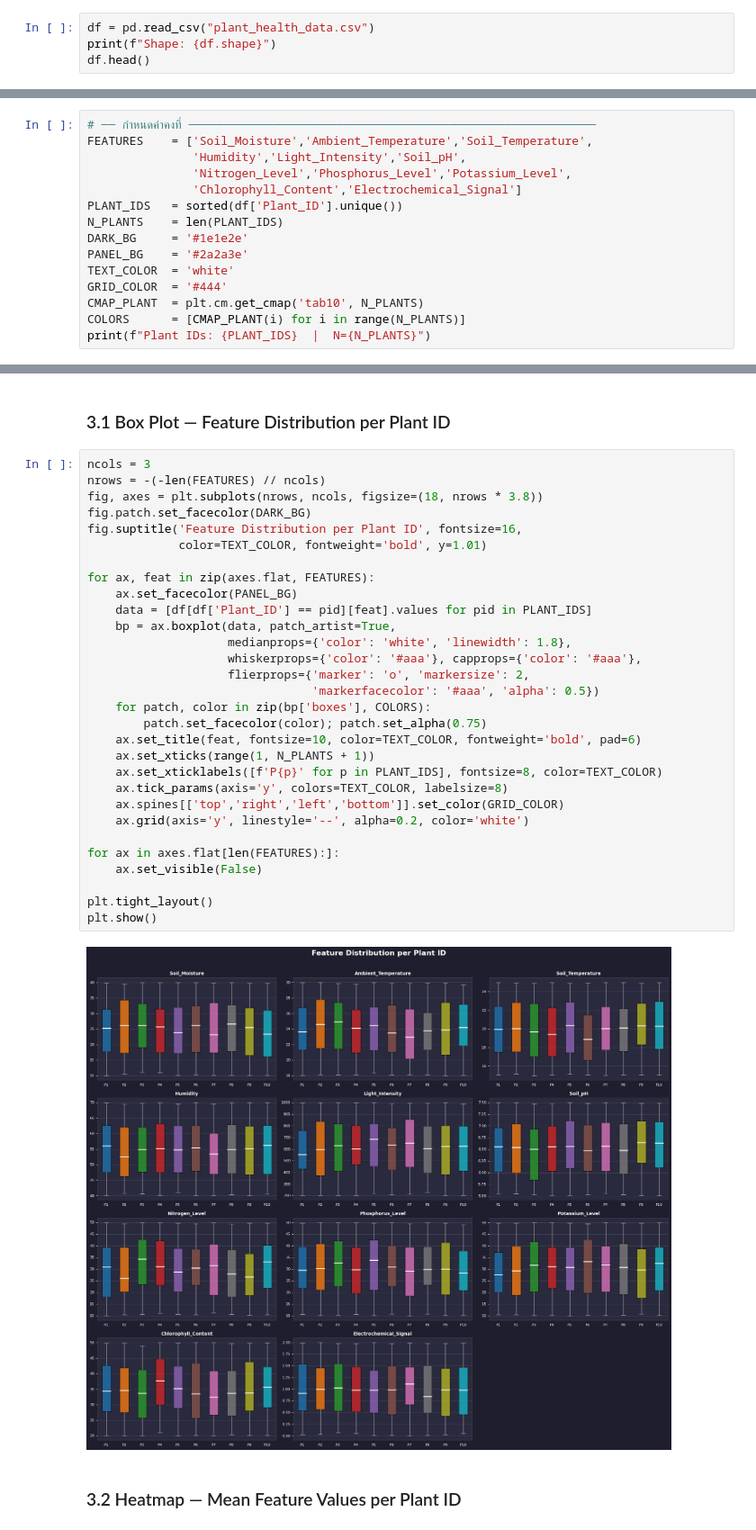
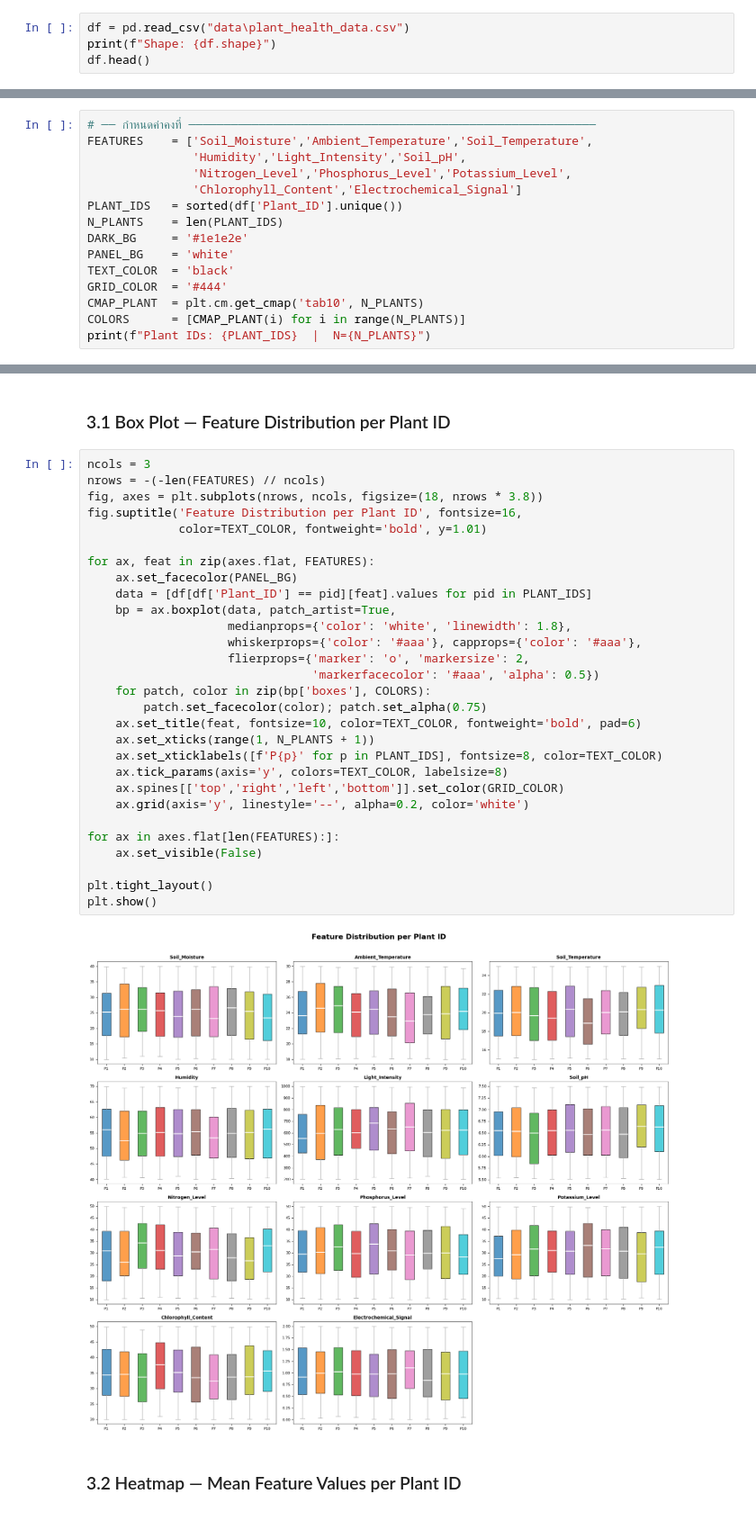
Before and after one commit to GNATAS/Plant-Health-Prediction, a Jupyter notebook: modeling.ipynb, the cells around one changed output, grey strips where cells are left out. Shown at 90% size. Drawn from its saved outputs; the diff is of its cells as text.

```diff
--- a/modeling.ipynb
+++ b/modeling.ipynb
@@ -33,7 +33,7 @@ import lightgbm as lgb
 # %% [markdown]
 ## 2. Load & Explore Data
 # %%
-df = pd.read_csv("plant_health_data.csv")
+df = pd.read_csv("data\plant_health_data.csv")
 print(f"Shape: {df.shape}")
 df.head()
 # %% [output]
@@ -149,8 +149,8 @@ FEATURES    = ['Soil_Moisture','Ambient_Temperature','Soil_Temperature',
 PLANT_IDS   = sorted(df['Plant_ID'].unique())
 N_PLANTS    = len(PLANT_IDS)
 DARK_BG     = '#1e1e2e'
-PANEL_BG    = '#2a2a3e'
-TEXT_COLOR  = 'white'
+PANEL_BG    = 'white'
+TEXT_COLOR  = 'black'
 GRID_COLOR  = '#444'
 CMAP_PLANT  = plt.cm.get_cmap('tab10', N_PLANTS)
 COLORS      = [CMAP_PLANT(i) for i in range(N_PLANTS)]
@@ -162,35 +162,34 @@ Plant IDs: [np.int64(1), np.int64(2), np.int64(3), np.int64(4), np.int64(5), np.
 # %%
 ncols = 3
 nrows = -(-len(FEATURES) // ncols)
 fig, axes = plt.subplots(nrows, ncols, figsize=(18, nrows * 3.8))
-fig.patch.set_facecolor(DARK_BG)
 fig.suptitle('Feature Distribution per Plant ID', fontsize=16,
              color=TEXT_COLOR, fontweight='bold', y=1.01)
 
 for ax, feat in zip(axes.flat, FEATURES):
     ax.set_facecolor(PANEL_BG)
     data = [df[df['Plant_ID'] == pid][feat].values for pid in PLANT_IDS]
     bp = ax.boxplot(data, patch_artist=True,
                     medianprops={'color': 'white', 'linewidth': 1.8},
                     whiskerprops={'color': '#aaa'}, capprops={'color': '#aaa'},
                     flierprops={'marker': 'o', 'markersize': 2,
                                 'markerfacecolor': '#aaa', 'alpha': 0.5})
     for patch, color in zip(bp['boxes'], COLORS):
         patch.set_facecolor(color); patch.set_alpha(0.75)
     ax.set_title(feat, fontsize=10, color=TEXT_COLOR, fontweight='bold', pad=6)
     ax.set_xticks(range(1, N_PLANTS + 1))
     ax.set_xticklabels([f'P{p}' for p in PLANT_IDS], fontsize=8, color=TEXT_COLOR)
     ax.tick_params(axis='y', colors=TEXT_COLOR, labelsize=8)
     ax.spines[['top','right','left','bottom']].set_color(GRID_COLOR)
     ax.grid(axis='y', linestyle='--', alpha=0.2, color='white')
 
 for ax in axes.flat[len(FEATURES):]:
     ax.set_visible(False)
 
 plt.tight_layout()
 plt.show()
 # %% [output]
-[figure, old version]
+[figure, new version]
 # %% [markdown]
 ### 3.2 Heatmap — Mean Feature Values per Plant ID
 # %%
```
Also changed, not shown: parts of 21 cells of this notebook, 7 other files.
